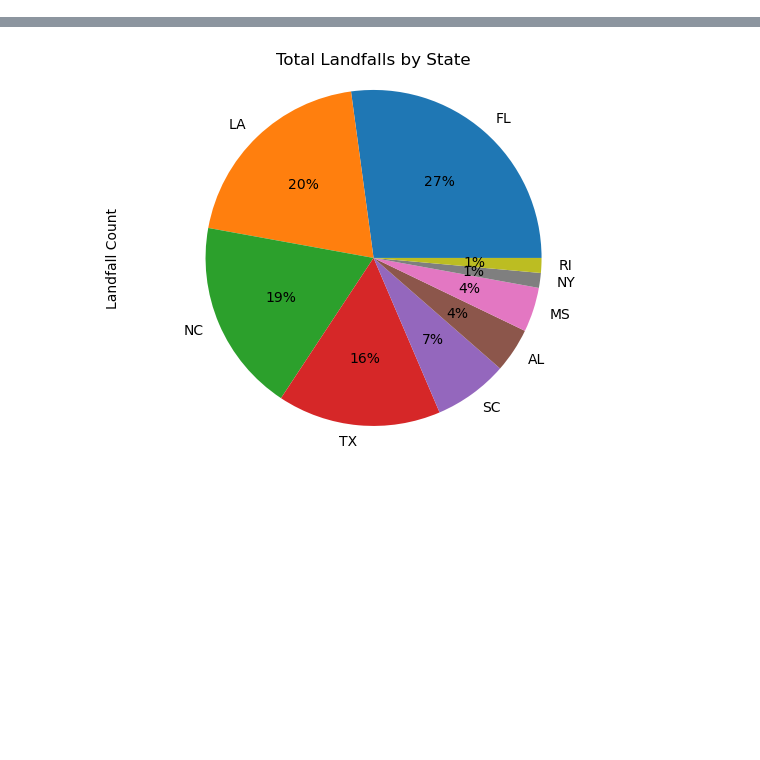
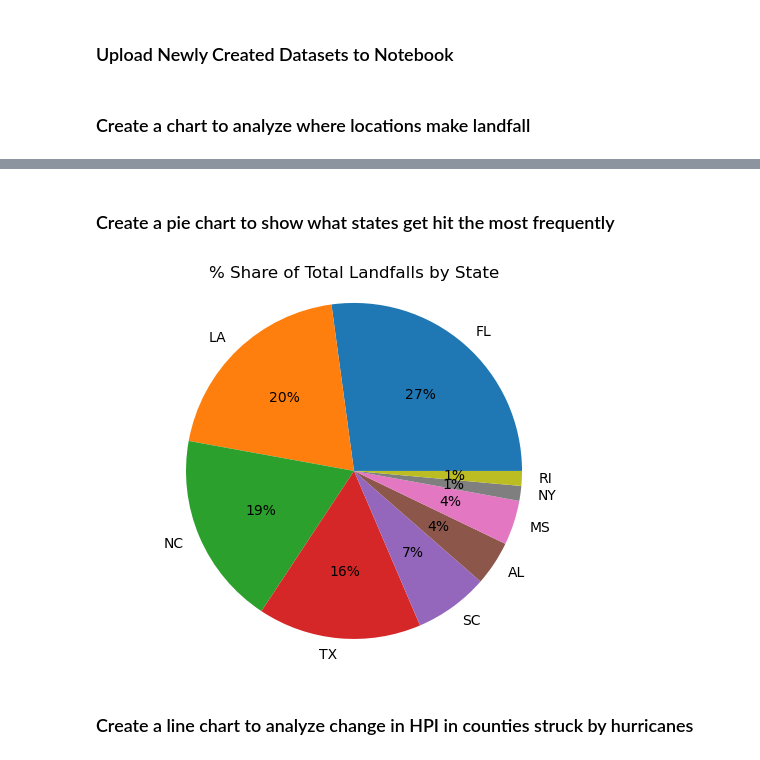
Before and after one commit to chrisadamsv/Dream-Team-Project1, a Jupyter notebook: Project_Data/Data_Analysis.ipynb, the cells around one changed output, grey strips where cells are left out. Cells and saved outputs as stored; diff of their text form; code cells hidden in the pictures; blank space fills up the shorter version.

```diff
--- a/Project_Data/Data_Analysis.ipynb
+++ b/Project_Data/Data_Analysis.ipynb
@@ -57,0 +22,2 @@ bea_hpi_df.head()
+# %% [markdown]
+### Upload Newly Created Datasets to Notebook
@@ -58 +32,3 @@ bea_hpi_df.head()
+# %% [markdown]
+### Create a chart to analyze where locations make landfall
 # %%
@@ -77,18 +56,27 @@ lanfall_map
 # %% [output]
 WARNING:bokeh.core.validation.check:W-1005 (FIXED_SIZING_MODE): 'fixed' sizing mode requires width and height to be set: figure(id='p1064', ...)
 [interactive output not drawn]
+# %% [markdown]
+### Create a pie chart to show what states get hit the most frequently
 # %%
+# Create a new dataframe the isolates unique landfalls by name and state to filter out multiple landfalls in the same state by the same storm
 unique_storm_df = formatted_landfall_df.drop_duplicates(subset=['Storm Name','State'])
 state_counts = unique_storm_df.value_counts("State")
 
-landfall_pie = state_counts.plot.pie(y='Total Landfalls',autopct="%1.0f%%",title=('Total Landfalls by State'))
-landfall_pie.set_ylabel('Landfall Count')
+# Create a pie chart to show the percent share each state has
+landfall_pie = state_counts.plot.pie(y='% Share of Total Landfalls by State',autopct="%1.0f%%",title=('% Share of Total Landfalls by State'))
+
+# Format the chart to be more presentable
+landfall_pie.set_ylabel('')
 plt.axis("equal")
 
-#Save the figure
-plt.savefig('Graphs/state_pie.png')
+# Save the figure
+plt.savefig('Output_Data_Charts/state_pie.png')
 
+# Show the pie chart
 plt.show()
 # %% [output]
-[figure, old version]
+[figure, new version]
+# %% [markdown]
+### Create a line chart to analyze change in HPI in counties struck by hurricanes
 # %%
```
Also changed, not shown: parts of 21 cells of this notebook, 26 other files.
